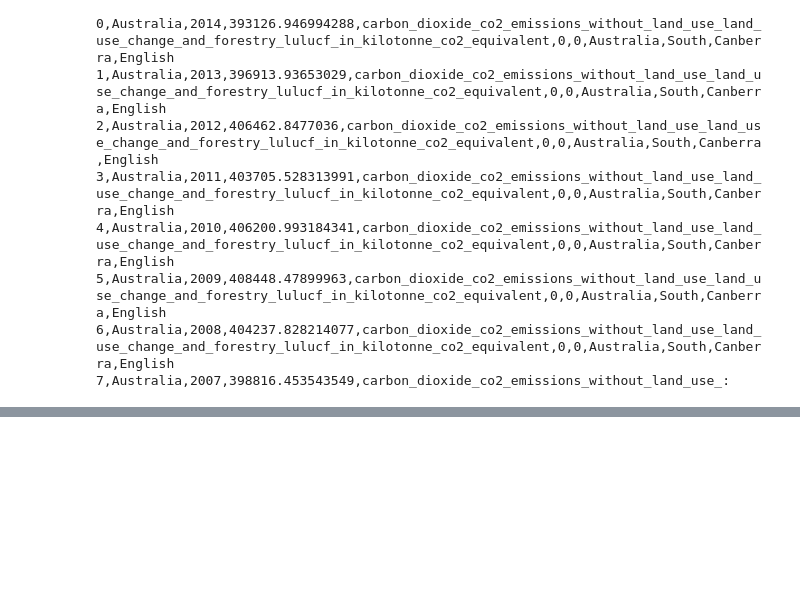
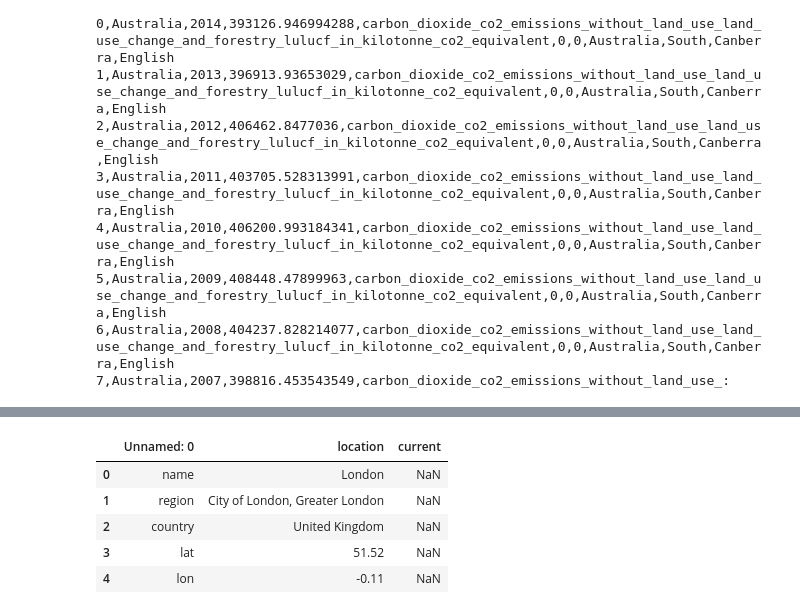
Before and after one commit to Thomas-Nguyen12/Weather_website, a Jupyter notebook: test_AI.ipynb, the cells around one changed output, grey strips where cells are left out. Drawn from its saved outputs; the diff is of its cells as text; code cells hidden in the pictures; blank space fills up the shorter version.

```diff
--- a/test_AI.ipynb
+++ b/test_AI.ipynb
@@ -420,3 +420,8 @@ df.head()
 | 2 | 2 | Australia | 2012 | 406462.847704 | carbon_dioxide_co2_emissions_with... | 0 | 0 | Australia | ... |
 | 3 | 3 | Australia | 2011 | 403705.528314 | carbon_dioxide_co2_emissions_with... | 0 | 0 | Australia | ... |
 | 4 | 4 | Australia | 2010 | 406200.993184 | carbon_dioxide_co2_emissions_with... | 0 | 0 | Australia | ... |
+# %%
+import requests
+current = requests.get("http://api.weatherapi.com/v1/current.json?key=4a1f9e155ac6494e98a15506222712&q=London&aqi=yes")
+
+df = pd.read_json(current.text)
@@ -422,0 +437,12 @@ df.head()
+# %%
+df.to_csv("test.csv")
+
+new_df = pd.read_csv("test.csv")
+new_df.head()
+# %% [output]
+|  | Unnamed: 0 | location | current |
+| 0 | name | London | NaN |
+| 1 | region | City of London, Greater London | NaN |
+| 2 | country | United Kingdom | NaN |
+| 3 | lat | 51.52 | NaN |
+| 4 | lon | -0.11 | NaN |
```
Also changed, not shown: parts of 1 cell of this notebook, 1 other file.
